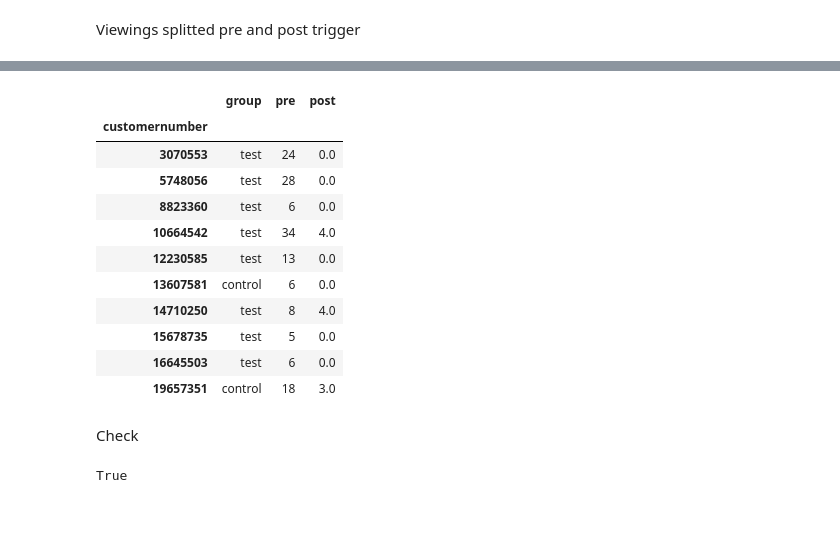
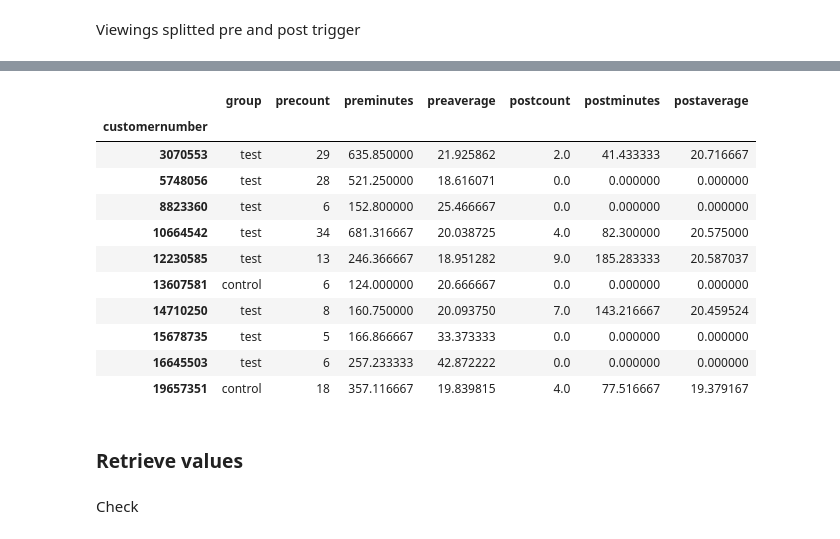
Before and after one commit to dezwier/notebooks, a Jupyter notebook: Ngdata/Bouygues video data.ipynb, the cells around one changed output, grey strips where cells are left out. Cells and saved outputs as stored; diff of their text form; code cells hidden in the pictures.

```diff
--- a/Ngdata/Bouygues video data.ipynb
+++ b/Ngdata/Bouygues video data.ipynb
@@ -37,6 +48,7 @@ behavior.tail()
 # %%
 data = pd.merge(mails, behavior, on='customernumber')
 data = data[data.series == data.programseriesname]
-print len(data)
-data.sort_values('datum', ascending=False).head()
+data = data[['customernumber', 'group', 'series', 'maildate', 'date', 'sessionrecordduration']]
+print len(data), 'records'
+data.sort_values('date', ascending=False).head()
 # %% [output]
@@ -52,6 +64,6 @@ data.sort_values('datum', ascending=False).head()
 # %% [markdown]
 Viewings splitted pre and post trigger
 # %%
-pre = data[(data.maildate - data.datum) > pd.Timedelta(0)]
-post = data[(data.maildate - data.datum) <= pd.Timedelta(0)]
+pre = data[(data.maildate - data.date) > pd.Timedelta(0)]
+post = data[(data.maildate - data.date) <= pd.Timedelta(0)]
 # %% [markdown]
@@ -59,3 +71,3 @@ Number of viewings grouped per customer
 # %%
-pre = pre.groupby(['customernumber']).agg({'group':'min', 'customernumber':'count'})
-post = post.groupby(['customernumber']).agg({'group':'min', 'customernumber':'count'})
+pre = pre.groupby(['customernumber']).agg({'group':'min', 'customernumber':'count', 'sessionrecordduration':'sum'})
+post = post.groupby(['customernumber']).agg({'group':'min', 'customernumber':'count', 'sessionrecordduration':'sum'})
@@ -63,0 +76,4 @@ Centralize to include zero counts
+# %%
+pre['average'] = pre.sessionrecordduration / pre.customernumber
+post['average'] = post.sessionrecordduration / post.customernumber
+post.head()
@@ -64,18 +90,18 @@ Centralize to include zero counts
 # %%
 counts = pd.merge(pre, post, left_index=True, right_index=True, how='outer').fillna(0)
 counts.drop('group_y', 1, inplace=True)
-counts.columns=['group', 'pre', 'post']
+counts.columns=['group', 'precount', 'preminutes', 'preaverage', 'postcount', 'postminutes', 'postaverage']
 counts.head(10)
 # %% [output]
-|  | group | pre | post |
-| customernumber |  |  |  |
-| 3070553 | test | 24 | 0.0 |
-| 5748056 | test | 28 | 0.0 |
-| 8823360 | test | 6 | 0.0 |
-| 10664542 | test | 34 | 4.0 |
-| 12230585 | test | 13 | 0.0 |
-| 13607581 | control | 6 | 0.0 |
-| 14710250 | test | 8 | 4.0 |
-| 15678735 | test | 5 | 0.0 |
-| 16645503 | test | 6 | 0.0 |
-| 19657351 | control | 18 | 3.0 |
+|  | group | precount | preminutes | preaverage | postcount | postminutes | postaverage |
+| customernumber |  |  |  |  |  |  |  |
+| 3070553 | test | 29 | 635.850000 | 21.925862 | 2.0 | 41.433333 | 20.716667 |
+| 5748056 | test | 28 | 521.250000 | 18.616071 | 0.0 | 0.000000 | 0.000000 |
+| 8823360 | test | 6 | 152.800000 | 25.466667 | 0.0 | 0.000000 | 0.000000 |
+| 10664542 | test | 34 | 681.316667 | 20.038725 | 4.0 | 82.300000 | 20.575000 |
+| 12230585 | test | 13 | 246.366667 | 18.951282 | 9.0 | 185.283333 | 20.587037 |
+| 13607581 | control | 6 | 124.000000 | 20.666667 | 0.0 | 0.000000 | 0.000000 |
+| 14710250 | test | 8 | 160.750000 | 20.093750 | 7.0 | 143.216667 | 20.459524 |
+| 15678735 | test | 5 | 166.866667 | 33.373333 | 0.0 | 0.000000 | 0.000000 |
+| 16645503 | test | 6 | 257.233333 | 42.872222 | 0.0 | 0.000000 | 0.000000 |
+| 19657351 | control | 18 | 357.116667 | 19.839815 | 4.0 | 77.516667 | 19.379167 |
@@ -86,0 +108,2 @@ postcontrol = counts[counts.group=='control'].post
+# %% [markdown]
+### Retrieve values
@@ -87,6 +142,2 @@ postcontrol = counts[counts.group=='control'].post
 # %% [markdown]
 Check
-# %%
-(sum(pretest) + sum(precontrol) + sum(postcontrol) + sum(posttest) == len(data))
-# %% [output]
-True
```
Also changed, not shown: parts of 72 cells of this notebook, 21 other files.
